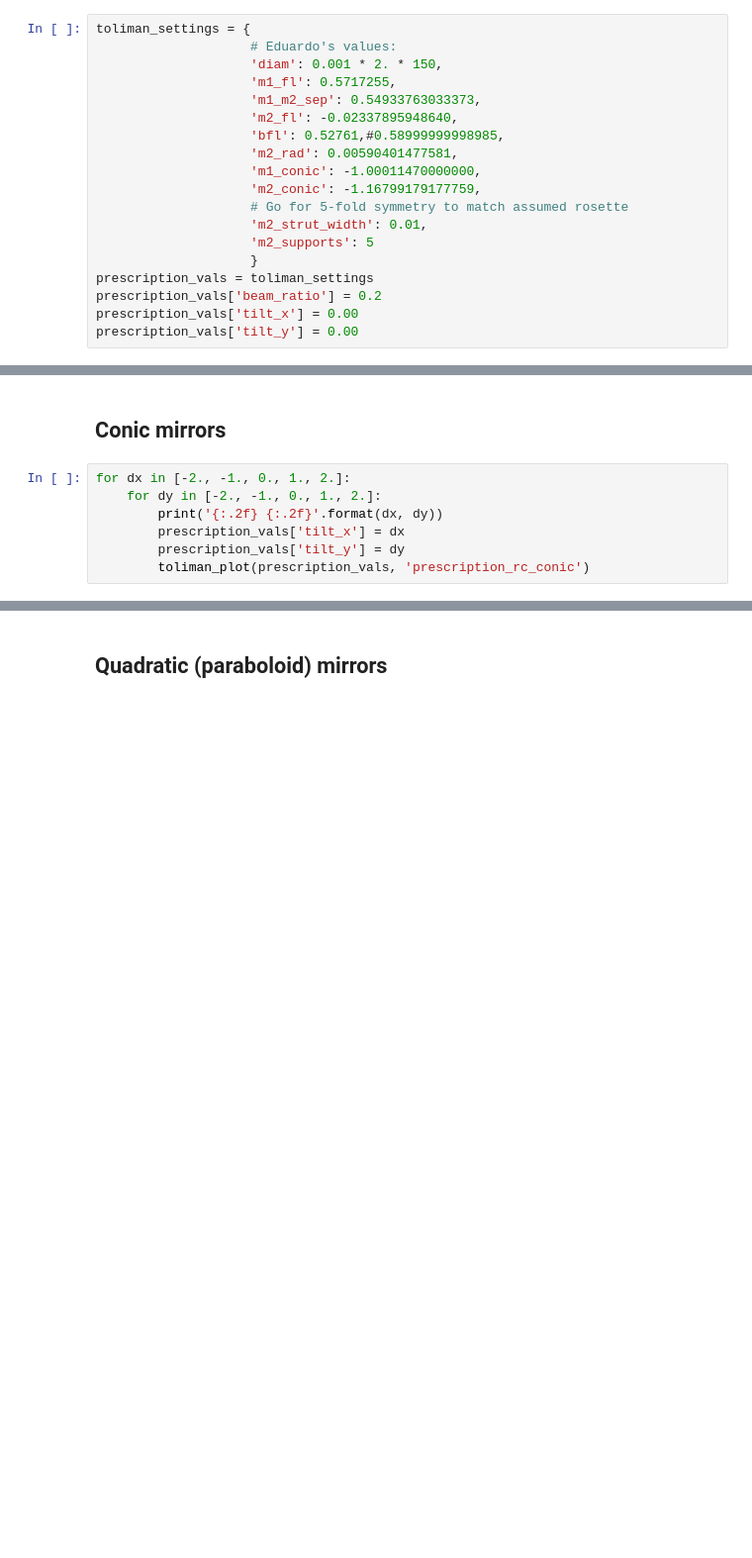
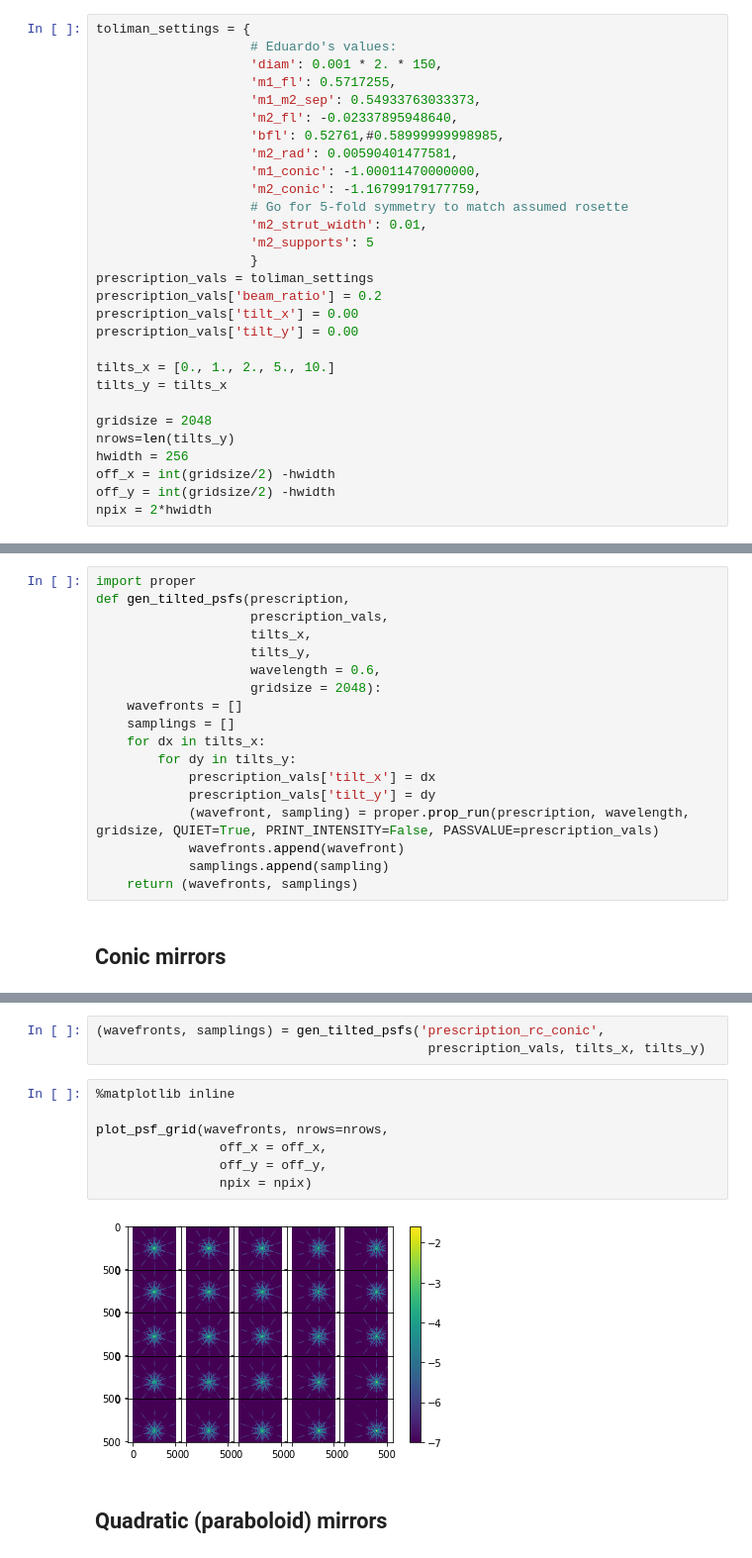
Before and after one commit to benjaminpope/toliman, a Jupyter notebook: image_modelling/toliman PROPER conic vs quadratic off-axis.ipynb, the cells around one changed output, grey strips where cells are left out. Shown at 99% size. Saved outputs shown, nothing was run; the diff lists cells and outputs as text; blank space fills up the shorter version.

Commit message:
Rewrite comparisons of conic and quads.

```diff
--- a/image_modelling/toliman PROPER conic vs quadratic off-axis.ipynb
+++ b/image_modelling/toliman PROPER conic vs quadratic off-axis.ipynb
@@ -17,3 +17,13 @@ prescription_vals = toliman_settings
 prescription_vals['beam_ratio'] = 0.2
 prescription_vals['tilt_x'] = 0.00
 prescription_vals['tilt_y'] = 0.00
+
+tilts_x = [0., 1., 2., 5., 10.]
+tilts_y = tilts_x
+
+gridsize = 2048
+nrows=len(tilts_y)
+hwidth = 256
+off_x = int(gridsize/2) -hwidth
+off_y = int(gridsize/2) -hwidth
+npix = 2*hwidth
@@ -51,9 +49,20 @@ def toliman_plot(settings, prescription):
+# %%
+import proper
+def gen_tilted_psfs(prescription,
+                    prescription_vals,
+                    tilts_x,
+                    tilts_y,
+                    wavelength = 0.6,
+                    gridsize = 2048):
+    wavefronts = []
+    samplings = []
+    for dx in tilts_x:
+        for dy in tilts_y:
+            prescription_vals['tilt_x'] = dx
+            prescription_vals['tilt_y'] = dy
+            (wavefront, sampling) = proper.prop_run(prescription, wavelength, gridsize, QUIET=True, PRINT_INTENSITY=False, PASSVALUE=prescription_vals)
+            wavefronts.append(wavefront)
+            samplings.append(sampling)
+    return (wavefronts, samplings)
 # %% [markdown]
 ##  Conic mirrors
-# %%
-for dx in [-2., -1., 0., 1., 2.]:
-    for dy in [-2., -1., 0., 1., 2.]:
-        print('{:.2f} {:.2f}'.format(dx, dy))
-        prescription_vals['tilt_x'] = dx
-        prescription_vals['tilt_y'] = dy
-        toliman_plot(prescription_vals, 'prescription_rc_conic')
@@ -74,2 +69,14 @@ for dx in [-2., -1., 0., 1., 2.]:
+# %%
+(wavefronts, samplings) = gen_tilted_psfs('prescription_rc_conic',
+                                           prescription_vals, tilts_x, tilts_y)
+# %%
+%matplotlib inline
+
+plot_psf_grid(wavefronts, nrows=nrows,
+                off_x = off_x,
+                off_y = off_y,
+                npix = npix)
+# %% [output]
+[figure, added]
 # %% [markdown]
 ##  Quadratic (paraboloid) mirrors
```
Also changed, not shown: parts of 8 cells of this notebook, 1 other file.
